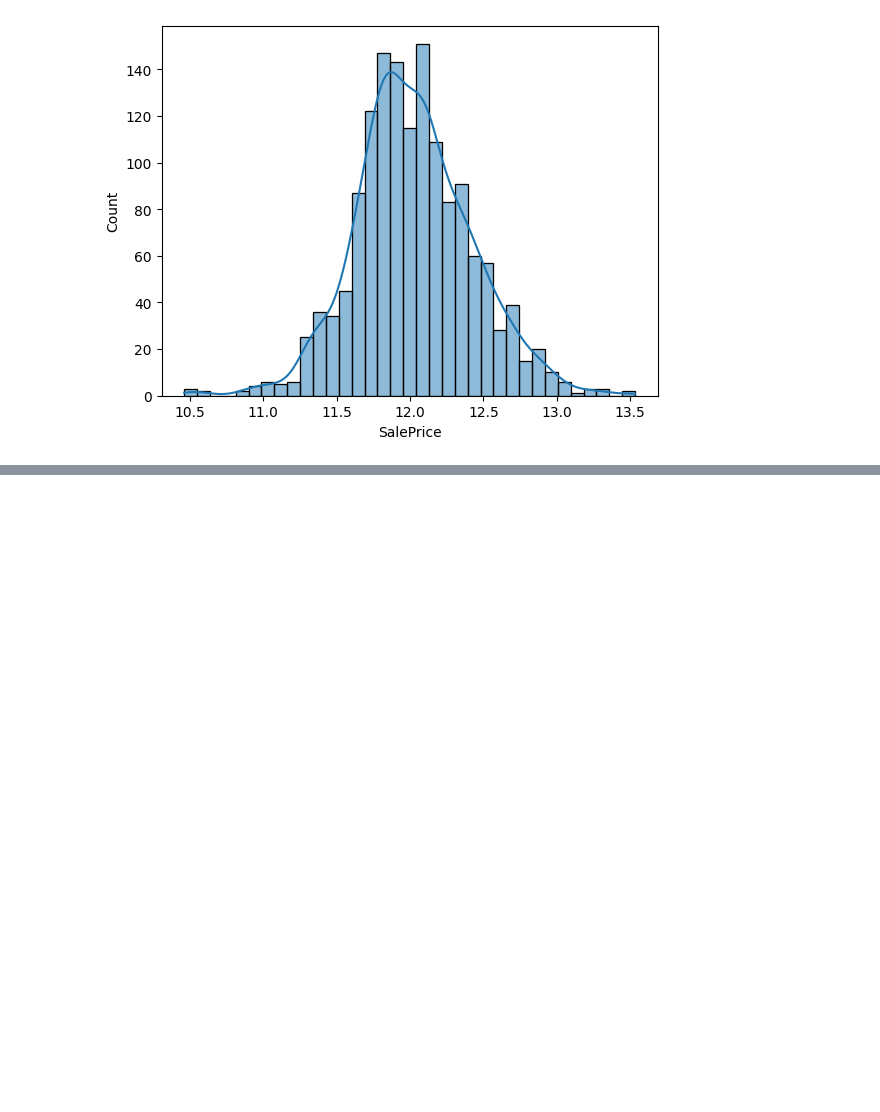
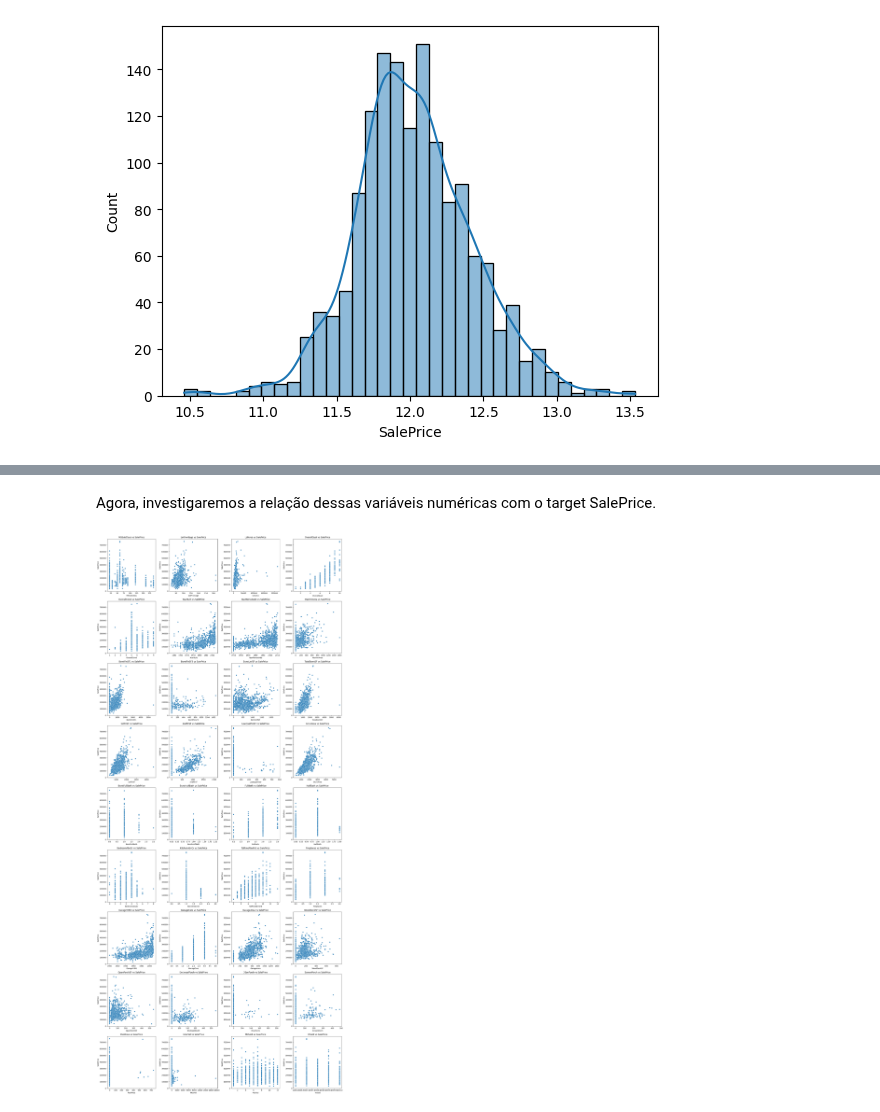
Before and after one commit to luizcaixeta/House-Prices, a Jupyter notebook: notebooks/eda.ipynb, the cells around one changed output, grey strips where cells are left out. Saved outputs shown, nothing was run; the diff lists cells and outputs as text; code cells hidden in the pictures; blank space fills up the shorter version.

```diff
--- a/notebooks/eda.ipynb
+++ b/notebooks/eda.ipynb
@@ -118,0 +134,22 @@ plt.show()
+# %% [markdown]
+Agora, investigaremos a relação dessas variáveis numéricas com o target SalePrice.
+# %%
+cols = df_num.columns
+n_cols = 4
+n_rows = math.ceil(len(cols) / n_cols)
+
+fig, axes = plt.subplots(n_rows, n_cols, figsize=(20, 5*n_rows))
+
+axes = axes.flatten()
+
+for i, col in enumerate(cols):
+    sns.scatterplot(x=df[col], y=df["SalePrice"], ax=axes[i])
+    axes[i].set_title(f"{col} vs SalePrice")
+
+for j in range(i + 1, len(axes)):
+    fig.delaxes(axes[j])
+
+plt.tight_layout()
+plt.show()
+# %% [output]
+[figure, added]
```
Also changed, not shown: parts of 9 cells of this notebook.
